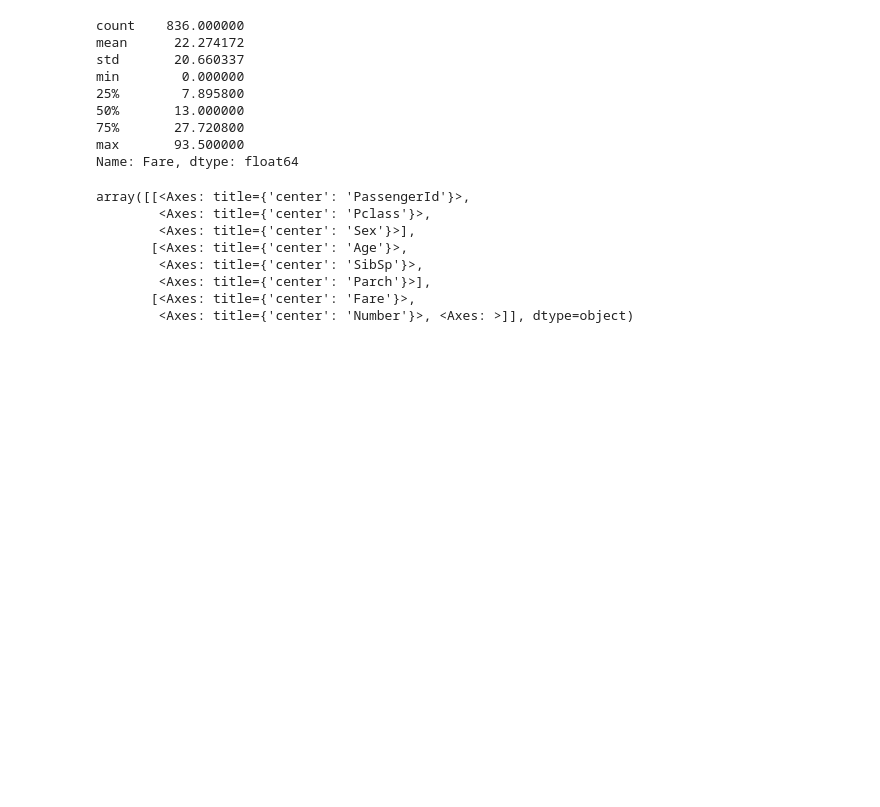
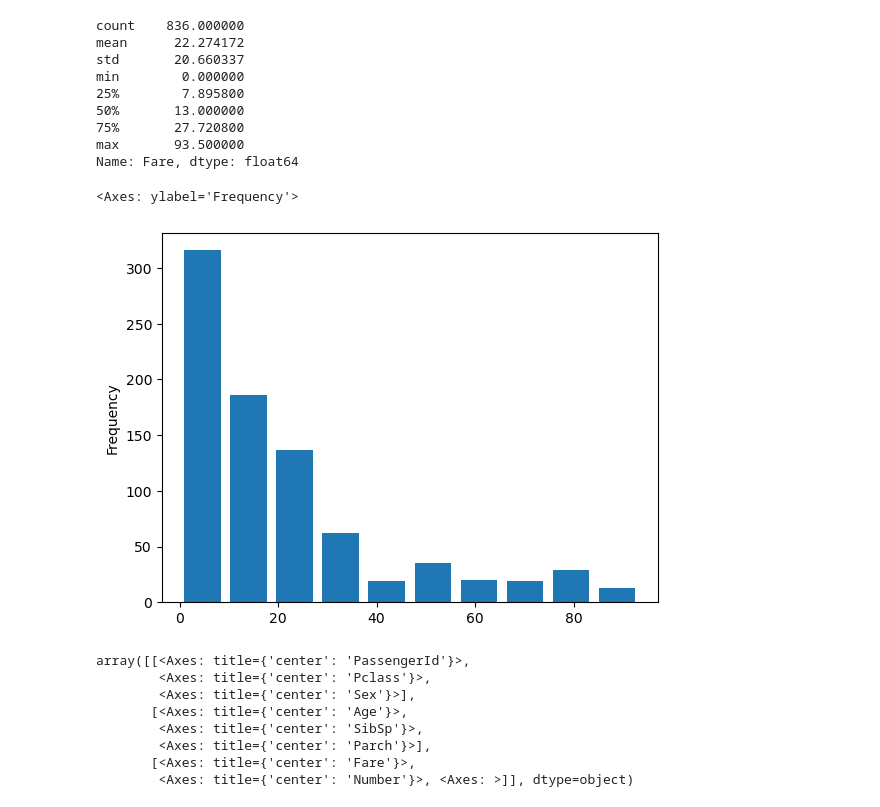
Before and after one commit to sydneycally-inclane-2812/titanic-survival-analysis, a Jupyter notebook: titanicSurvivalAnalysis.ipynb, the cells around one changed output. Cells and saved outputs as stored; diff of their text form; code cells hidden in the pictures; blank space fills up the shorter version.

Commit message:
Adding more visualizations

```diff
--- a/titanicSurvivalAnalysis.ipynb
+++ b/titanicSurvivalAnalysis.ipynb
@@ -499,6 +501,11 @@ min        0.000000
 75%       27.720800
 max       93.500000
 Name: Fare, dtype: float64
+# %%
+data_total1_df4["Fare"].plot(kind='hist', rwidth=0.8)
+# %% [output]
+<Axes: ylabel='Frequency'>
+[figure, added]
 # %%
 data_total1_df4.hist(bins=50, figsize=(20,15))
 # %% [output]
```
Also changed, not shown: parts of 26 cells of this notebook.
